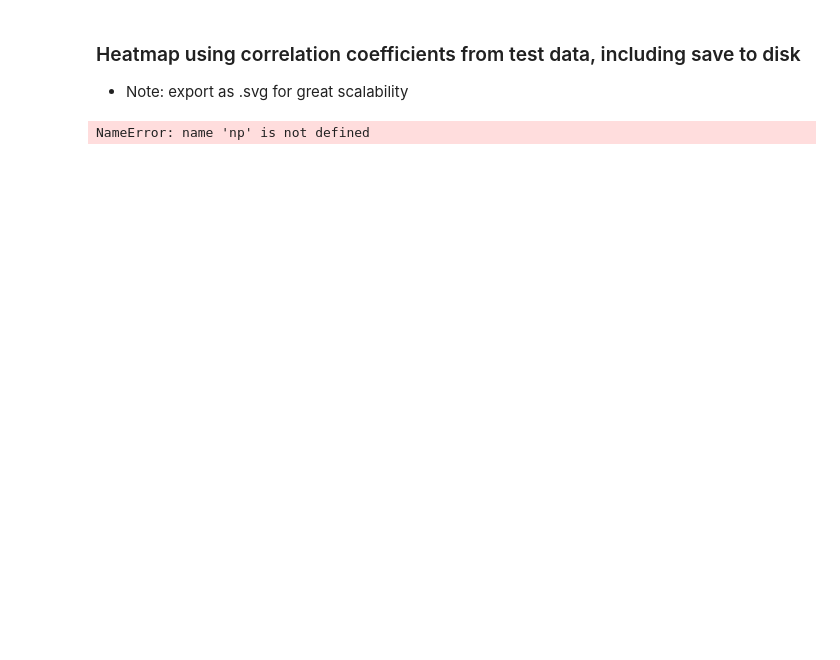
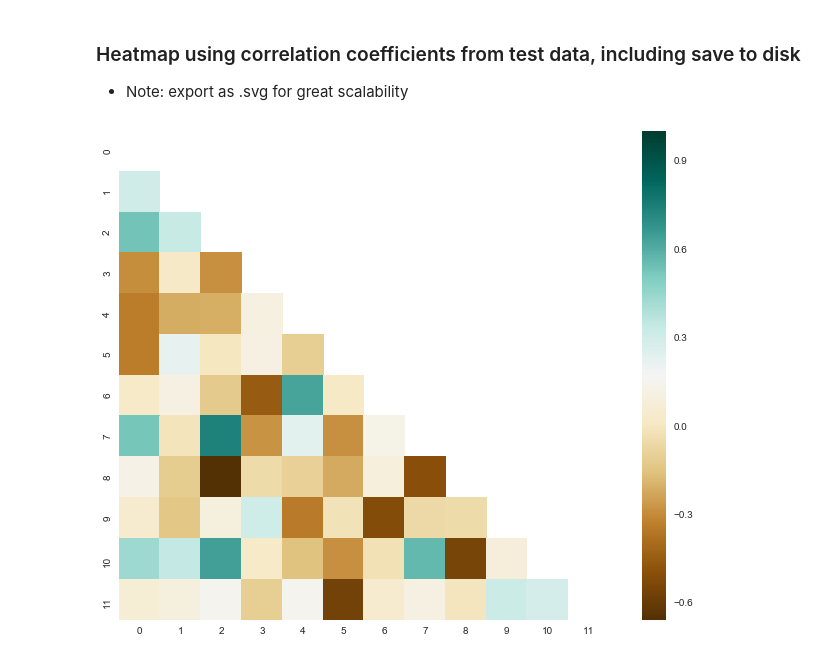
Before and after one commit to danielc92/python_nb_visualization, a Jupyter notebook: notebook_seaborn_heatmaps.ipynb, the cells around one changed output. Cells and saved outputs as stored; diff of their text form; code cells hidden in the pictures; blank space fills up the shorter version.

```diff
--- a/notebook_seaborn_heatmaps.ipynb
+++ b/notebook_seaborn_heatmaps.ipynb
@@ -94,12 +94,12 @@ seaborn.heatmap(data = random_data_rounded,
 - Note: export as .svg for great scalability
 # %%
 corr = random_data.corr()
-mask = np.zeros_like(corr)
-mask[np.triu_indices_from(mask)] = True
+mask = numpy.zeros_like(corr)
+mask[numpy.triu_indices_from(mask)] = True
 
 seaborn.heatmap(corr,
-                cmap = "jet_r",
+                cmap = "BrBG",
                 mask=mask,
                 square=True).get_figure().savefig(export_path + "heatmap6.svg")
 # %% [output]
-NameError: name 'np' is not defined
+[figure, added]
```
Also changed, not shown: parts of 6 cells of this notebook, 7 other files.
